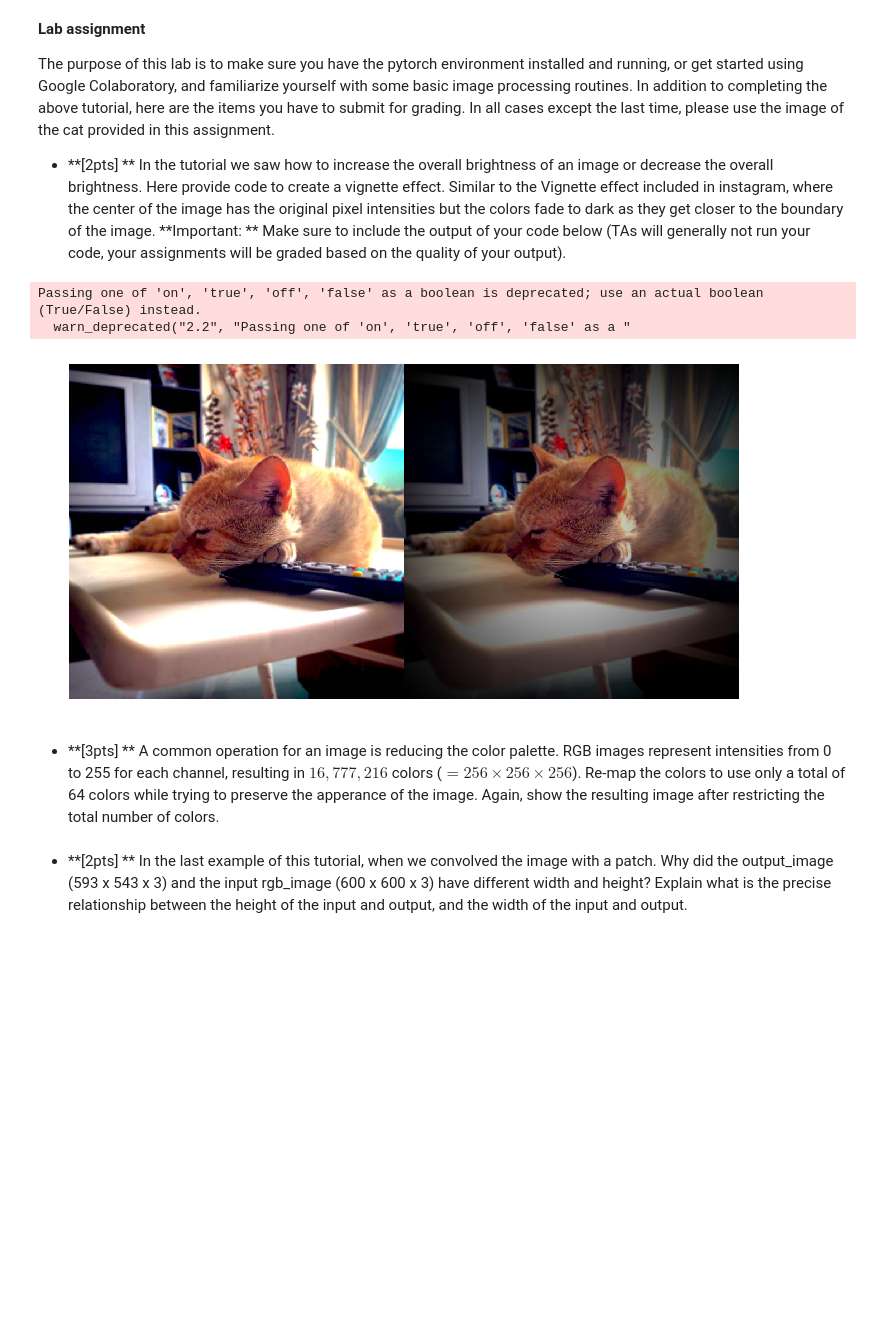
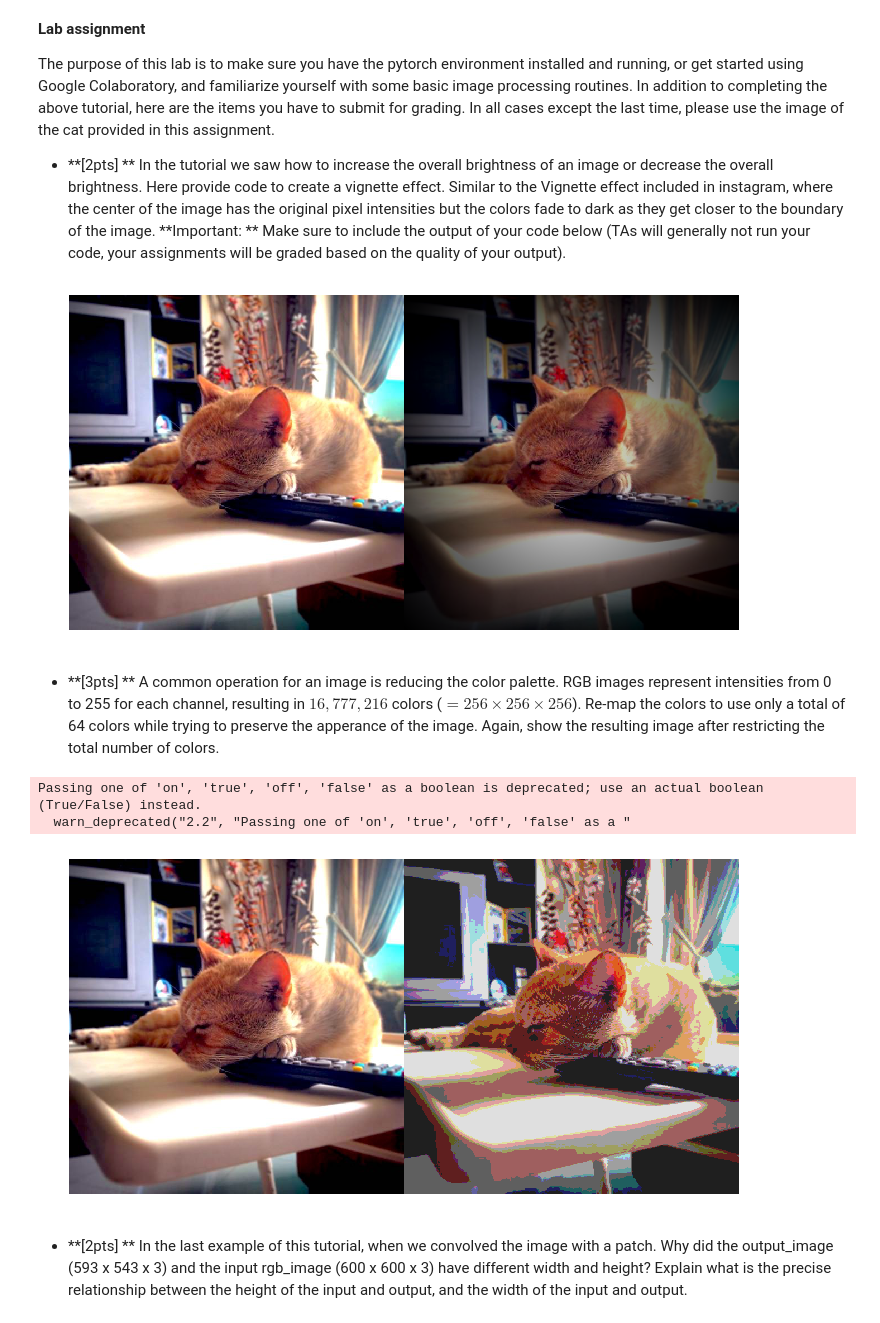
Before and after one commit to aobo-y/uva-cv, a Jupyter notebook: image_processing_assignment.ipynb, the cells around one changed output. Cells and saved outputs as stored; diff of their text form; code cells hidden in the pictures; blank space fills up the shorter version.

```diff
--- a/image_processing_assignment.ipynb
+++ b/image_processing_assignment.ipynb
@@ -291,10 +291,8 @@ output_image = rgb_image * weights
 # Output display code.
 plt.figure(figsize = (12, 8))
 plt.imshow(torch.cat((rgb_image, output_image), 1))
-plt.grid('off');  plt.axis('off'); plt.show()
+plt.grid(False);  plt.axis('off'); plt.show()
 # %% [output]
-Passing one of 'on', 'true', 'off', 'false' as a boolean is deprecated; use an actual boolean (True/False) instead.
-  warn_deprecated("2.2", "Passing one of 'on', 'true', 'off', 'false' as a "
 [figure]
 # %% [markdown]
 * **[3pts] ** A common operation for an image is reducing the color palette. RGB images represent intensities from 0 to 255 for each channel, resulting in $16,777,216$ colors ($=256 \times 256 \times 256$). Re-map the colors to use only a total of 64 colors while trying to preserve the apperance of the image. Again, show the resulting image after restricting the total number of colors.
@@ -308,3 +299,28 @@ plt.grid('off');  plt.axis('off'); plt.show()
+# %%
+# Your code goes here.
+rgb_image = img.clone()
+
+# divide 1 into 6 spaces for 4 ticks (4^3 = 64) |--|--|--|
+# this way can keep both 0 & 1
+
+# step = 1 / 6
+# output_image = (rgb_image + step)  / (2 * step)
+# output_image = output_image.floor() * (2 * step)
+
+# seems the answer prefer a simple solution without 0 & 1
+# just divide 1 into 4 spaces & get the mid then
+step = 1 / 4
+output_image = rgb_image / step
+output_image = output_image.floor().clamp_(0, 3) * step + (step / 2)
+
+# Output display code.
+plt.figure(figsize = (12, 8))
+plt.imshow(torch.cat((rgb_image, output_image), 1))
+plt.grid('off');  plt.axis('off'); plt.show()
+# %% [output]
+Passing one of 'on', 'true', 'off', 'false' as a boolean is deprecated; use an actual boolean (True/False) instead.
+  warn_deprecated("2.2", "Passing one of 'on', 'true', 'off', 'false' as a "
+[figure, added]
 # %% [markdown]
 * **[2pts] ** In the last example of this tutorial, when we convolved the image with a patch. Why did the output_image (593 x 543 x 3) and the input rgb_image (600 x 600 x 3) have different width and height? Explain what is the precise relationship between the height of the input and output, and the width of the input and output.
 # %%
```
Also changed, not shown: parts of 1 cell of this notebook.
